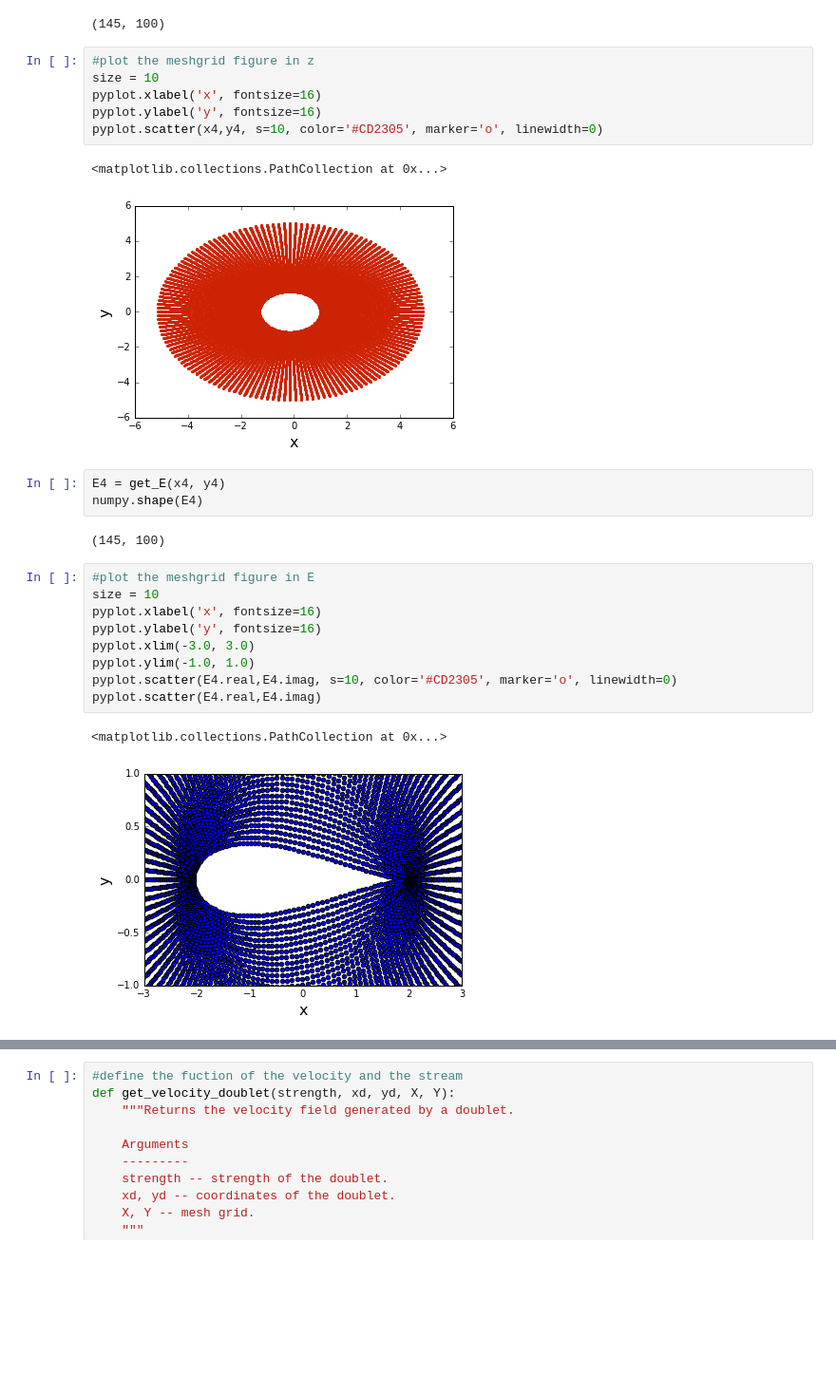
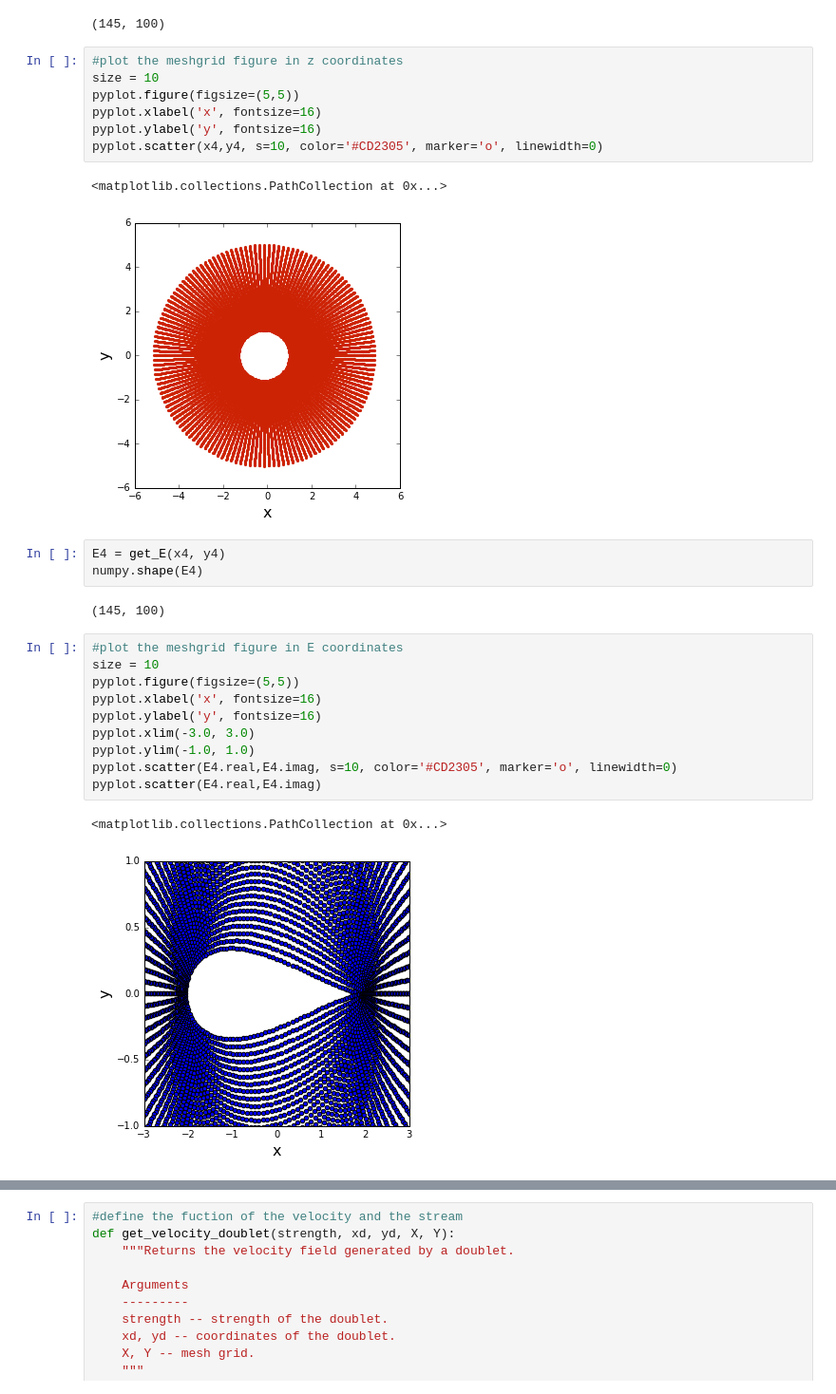
Before and after one commit to Dmphelps89/MAE6226-1, a Jupyter notebook: Assignment06.ipynb, the cells around one changed output, grey strips where cells are left out. Shown at 95% size. Saved outputs shown, nothing was run; the diff lists cells and outputs as text; blank space fills up the shorter version.

```diff
--- a/Assignment06.ipynb
+++ b/Assignment06.ipynb
@@ -119,22 +123,24 @@ numpy.shape(x4)
 # %% [output]
 (145, 100)
 # %%
-#plot the meshgrid figure in z
+#plot the meshgrid figure in z coordinates
 size = 10
+pyplot.figure(figsize=(5,5))
 pyplot.xlabel('x', fontsize=16)
 pyplot.ylabel('y', fontsize=16)
 pyplot.scatter(x4,y4, s=10, color='#CD2305', marker='o', linewidth=0)
 # %% [output]
 <matplotlib.collections.PathCollection at 0x...>
-[figure, old version]
+[figure, new version]
 # %%
 E4 = get_E(x4, y4)
 numpy.shape(E4)
 # %% [output]
 (145, 100)
 # %%
-#plot the meshgrid figure in E
+#plot the meshgrid figure in E coordinates
 size = 10
+pyplot.figure(figsize=(5,5))
 pyplot.xlabel('x', fontsize=16)
 pyplot.ylabel('y', fontsize=16)
 pyplot.xlim(-3.0, 3.0)
@@ -143,7 +149,7 @@ pyplot.scatter(E4.real,E4.imag, s=10, color='#CD2305', marker='o', linewidth=0)
 pyplot.scatter(E4.real,E4.imag)
 # %% [output]
 <matplotlib.collections.PathCollection at 0x...>
-[figure, old version]
+[figure, new version]
 # %%
 #set the freee stream and get the strength
 u_inf = 1.0
```
Also changed, not shown: parts of 53 cells of this notebook.
